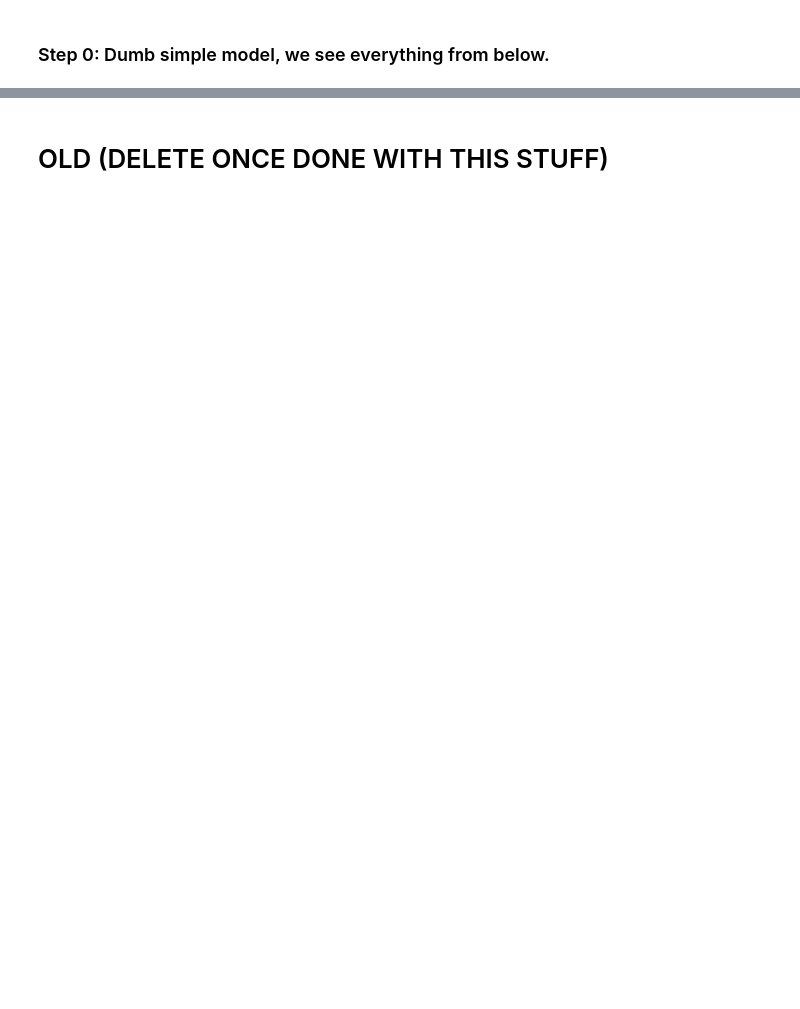
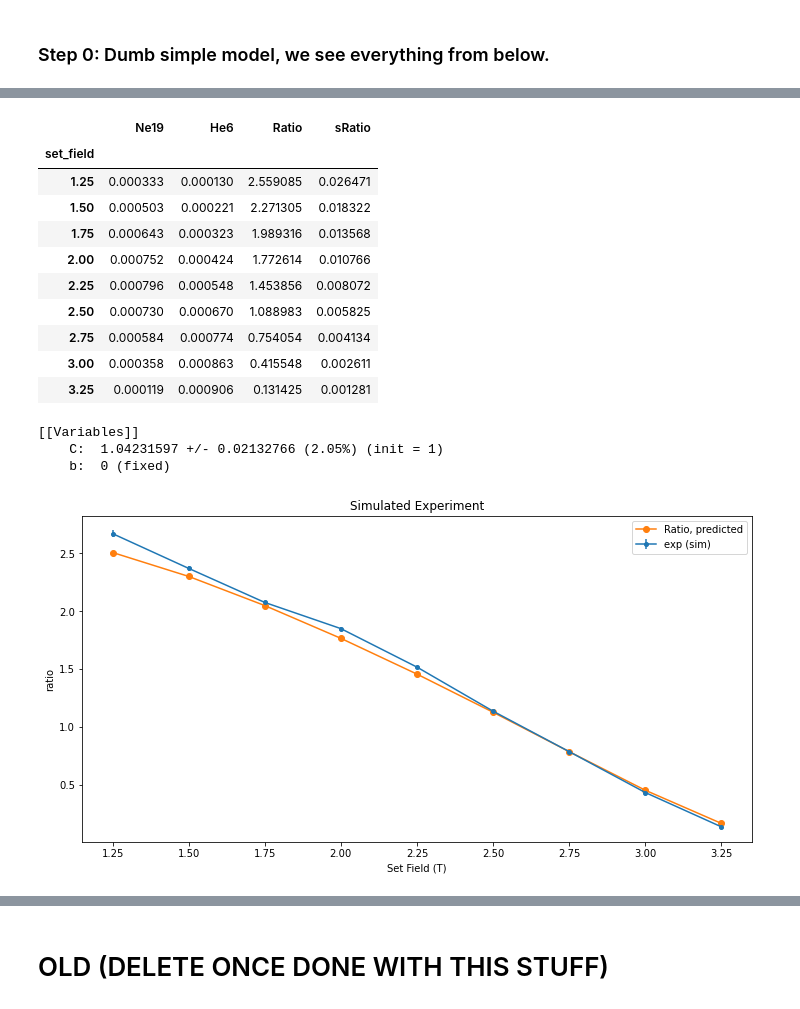
Before and after one commit to drewbyron/rocks-analysis-notebooks, a Jupyter notebook: MC_thesis_studies.ipynb, the cells around one changed output, grey strips where cells are left out. Drawn from its saved outputs; the diff is of its cells as text; code cells hidden in the pictures; blank space fills up the shorter version.

```diff
--- a/MC_thesis_studies.ipynb
+++ b/MC_thesis_studies.ipynb
@@ -1012,0 +1209,3 @@ def build_track_lens(slope = 1e10, n = 1e8, t_start = 0, t_stop = 100e-3, f_star
+# %%
+events_he_path = "saved_ratio_dfs/events_he.csv"
+events_ne_path = "saved_ratio_dfs/events_ne.csv"
@@ -1012,0 +1219,3 @@ def build_track_lens(slope = 1e10, n = 1e8, t_start = 0, t_stop = 100e-3, f_star
+# %%
+events_he = pd.read_csv(events_he_path)
+events_ne = pd.read_csv(events_ne_path)
@@ -1012,0 +1224,12 @@ def build_track_lens(slope = 1e10, n = 1e8, t_start = 0, t_stop = 100e-3, f_star
+# %%
+cuts = {"EventStartFreq": (17.9e9, 19.1e9),
+        "set_field": (1.25,np.inf)}
+
+spectra_ne_exp, spectra_he_exp = fb.build_MC_spectra(events_ne, events_he, cuts, monitor_rate = 10**8)
+
+display(spectra_he_exp)
+
+# Build the experimental ratio.
+ratio_exp = re.build_ratio_altnorm(spectra_ne_exp, spectra_he_exp)
+
+display(ratio_exp)
@@ -1012,0 +1258,55 @@ def build_track_lens(slope = 1e10, n = 1e8, t_start = 0, t_stop = 100e-3, f_star
+# %%
+# Set fields to use.
+set_fields = np.arange(1.25,3.5,.25)
+# Hardware freq_BW
+freq_BW = np.array([18.0e9 ,  19.1e9])
+freq_BWs = np.tile(freq_BW, (len(set_fields), 1))
+
+b = 0
+ratio_pred = rp.AUC_expectation(set_fields, freq_BWs, b = b, plot = False)
+
+# Conduct fit.
+my_pars = Parameters()
+my_pars.add('C', value=1, min=0, max = 10, vary =True)
+my_pars.add('b', value=0, min=-10, max = 10, vary =False)
+
+display(ratio_exp)
+result = minimize(mc.objfunc_chisq, my_pars, args = (freq_BWs, set_fields, ratio_exp))
+
+# Fit report.
+print(fit_report(result.params))
+
+# Plot results.
+fig0, ax0 = plt.subplots(figsize=(12,6))
+
+C = result.params["C"].value
+
+ratio_exp_cp = ratio_exp.copy()
+ratio_exp_cp["Ratio"] = C*ratio_exp_cp["Ratio"]
+ratio_exp_cp["sRatio"] = C*ratio_exp_cp["sRatio"]
+
+pm.plot_experimental_ratio(ratio_exp_cp, ax0, label= f"exp (sim)")
+pm.plot_predicted_ratio(ratio_pred, ax0)
+
+# ax0.set_yscale("log")
+ax0.set_ylabel('ratio')
+ax0.set_xlabel('Set Field (T)')
+ax0.set_title(f"Simulated Experiment")
+ax0.legend()
+plt.show()
+# %% [output]
+|  | Ne19 | He6 | Ratio | sRatio |
+| set_field |  |  |  |  |
+| 1.25 | 0.000333 | 0.000130 | 2.559085 | 0.026471 |
+| 1.50 | 0.000503 | 0.000221 | 2.271305 | 0.018322 |
+| 1.75 | 0.000643 | 0.000323 | 1.989316 | 0.013568 |
+| 2.00 | 0.000752 | 0.000424 | 1.772614 | 0.010766 |
+| 2.25 | 0.000796 | 0.000548 | 1.453856 | 0.008072 |
+| 2.50 | 0.000730 | 0.000670 | 1.088983 | 0.005825 |
+| 2.75 | 0.000584 | 0.000774 | 0.754054 | 0.004134 |
+| 3.00 | 0.000358 | 0.000863 | 0.415548 | 0.002611 |
+| 3.25 | 0.000119 | 0.000906 | 0.131425 | 0.001281 |
+[[Variables]]
+    C:  1.04231597 +/- 0.02132766 (2.05%) (init = 1)
+    b:  0 (fixed)
+[figure, added]
```
Also changed, not shown: parts of 32 cells of this notebook, 2 other files.
